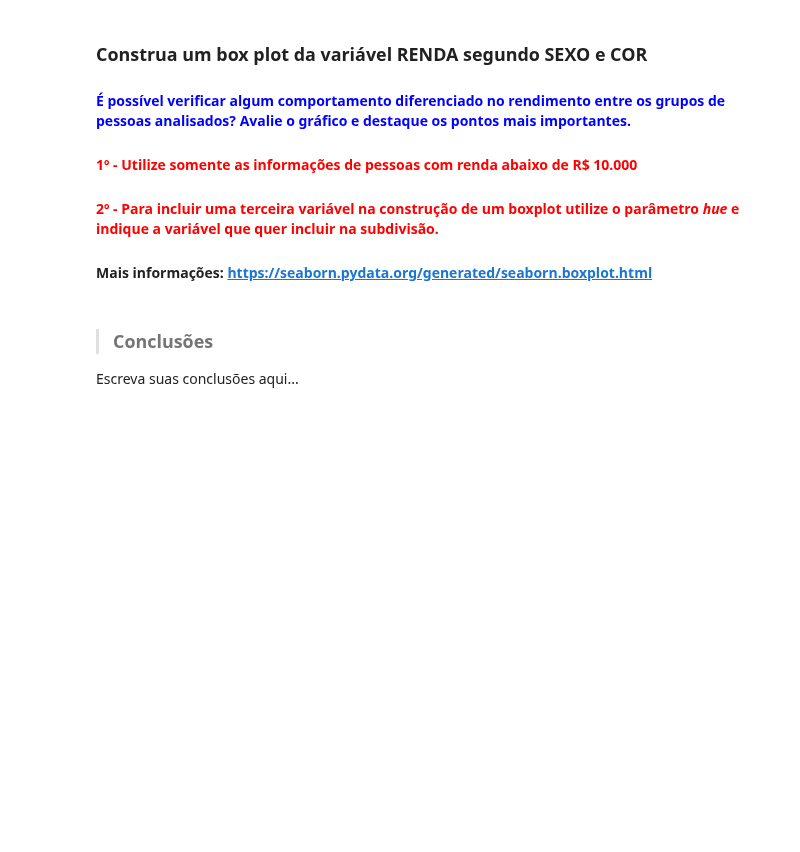
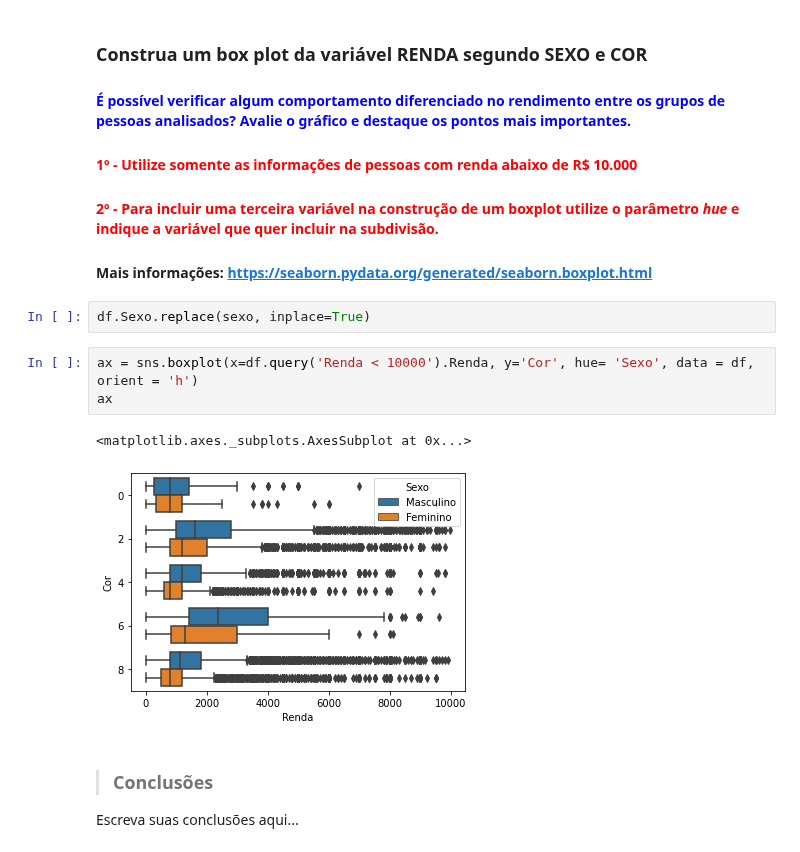
Before and after one commit to muriloWeber/dataScienceAlura, a Jupyter notebook: dataScienceEstatisticaComPythonFrequenciasEMedidas/Projeto_Analise_Descritiva.ipynb, the cells around one changed output. Cells and saved outputs as stored; diff of their text form; blank space fills up the shorter version.

Commit message:
replace

```diff
--- a/dataScienceEstatisticaComPythonFrequenciasEMedidas/Projeto_Analise_Descritiva.ipynb
+++ b/dataScienceEstatisticaComPythonFrequenciasEMedidas/Projeto_Analise_Descritiva.ipynb
@@ -457,6 +472,14 @@ Escreva suas conclusões aqui...
 #### <font color='red'>1º - Utilize somente as informações de pessoas com renda abaixo de R$ 10.000</font>
 #### <font color='red'>2º - Para incluir uma terceira variável na construção de um boxplot utilize o parâmetro <i>hue</i> e indique a variável que quer incluir na subdivisão.</font>
 #### Mais informações: https://seaborn.pydata.org/generated/seaborn.boxplot.html
+# %%
+df.Sexo.replace(sexo, inplace=True)
+# %%
+ax = sns.boxplot(x=df.query('Renda < 10000').Renda, y='Cor', hue= 'Sexo', data = df, orient = 'h')
+ax
+# %% [output]
+<matplotlib.axes._subplots.AxesSubplot at 0x...>
+[figure, added]
 # %% [markdown]
 > ### Conclusões
 
```
Also changed, not shown: parts of 3 cells of this notebook.
